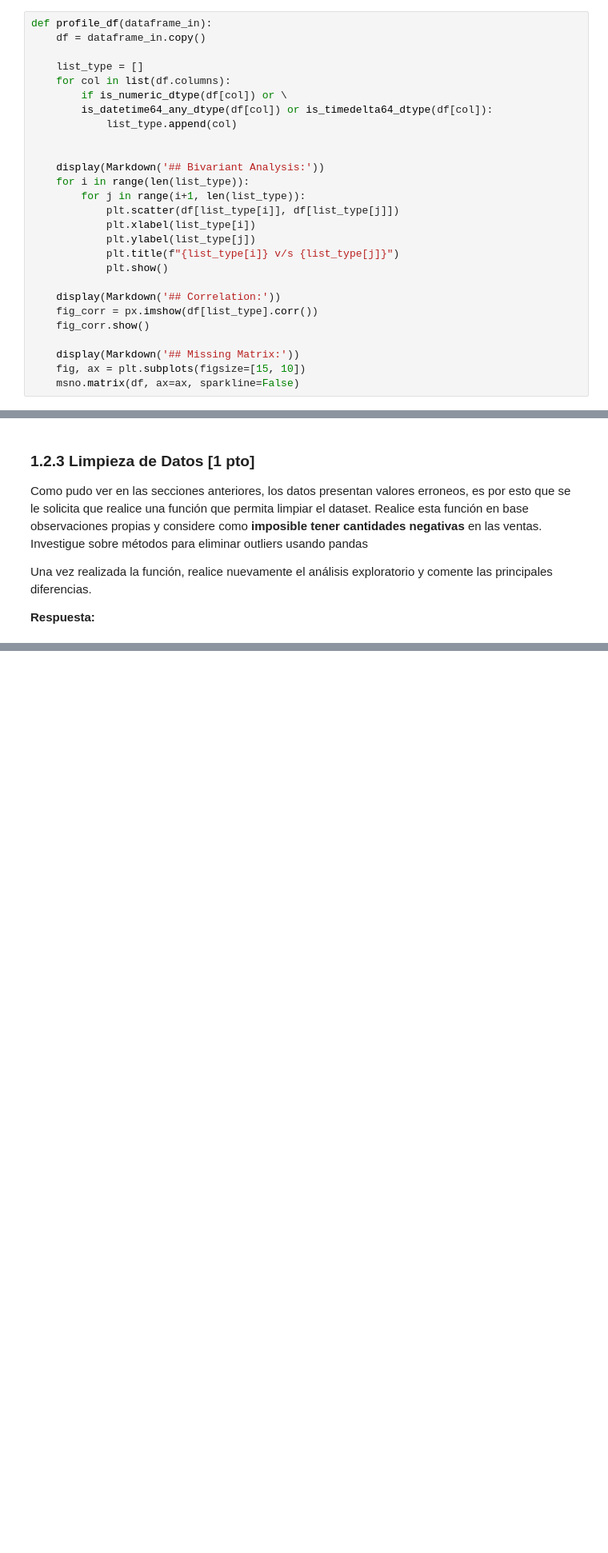
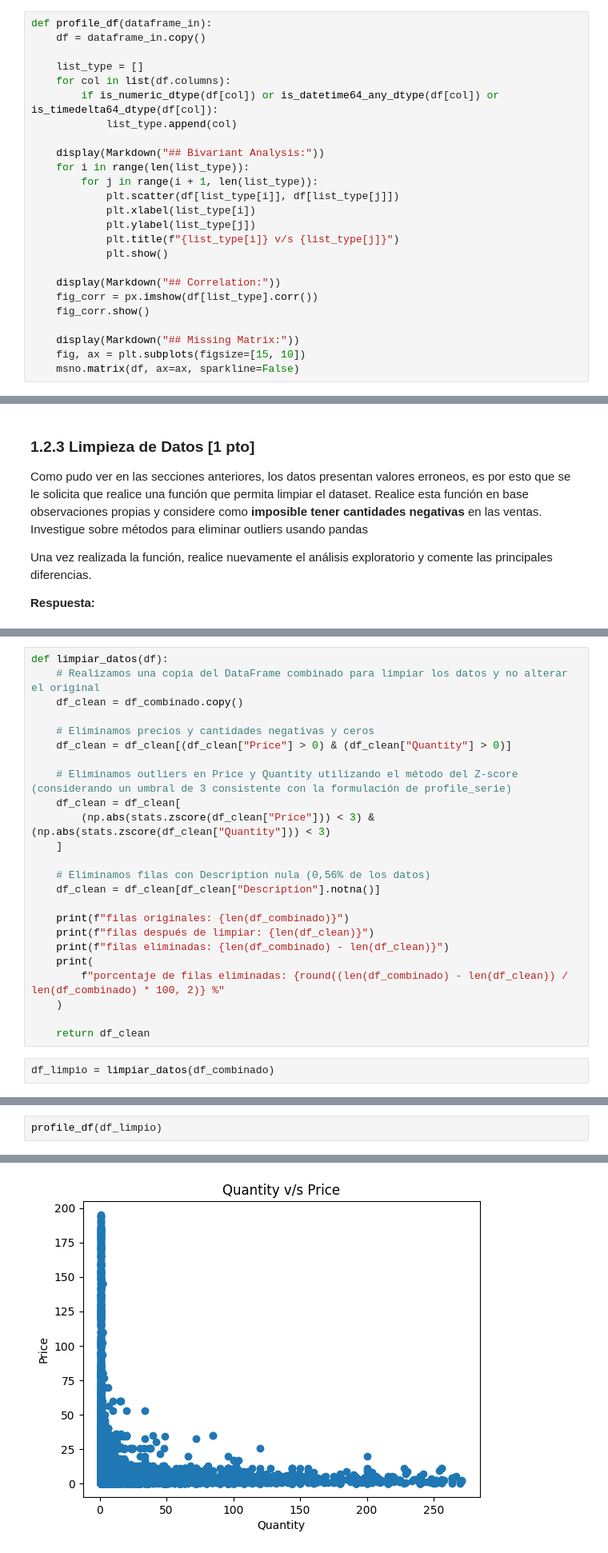
Before and after one commit to tvallejo11/MDS7202, a Jupyter notebook: Laboratorios/Lab_04/Lab4_Enunciado.ipynb, the cells around one changed output, grey strips where cells are left out. Shown at 80% size. Drawn from its saved outputs; the diff is of its cells as text; blank space fills up the shorter version.

```diff
--- a/Laboratorios/Lab_04/Lab4_Enunciado.ipynb
+++ b/Laboratorios/Lab_04/Lab4_Enunciado.ipynb
@@ -440,25 +420,23 @@ def profile_df(dataframe_in):
 
     list_type = []
     for col in list(df.columns):
-        if is_numeric_dtype(df[col]) or \
-        is_datetime64_any_dtype(df[col]) or is_timedelta64_dtype(df[col]):
+        if is_numeric_dtype(df[col]) or is_datetime64_any_dtype(df[col]) or is_timedelta64_dtype(df[col]):
             list_type.append(col)
 
-
-    display(Markdown('## Bivariant Analysis:'))
+    display(Markdown("## Bivariant Analysis:"))
     for i in range(len(list_type)):
-        for j in range(i+1, len(list_type)):
+        for j in range(i + 1, len(list_type)):
             plt.scatter(df[list_type[i]], df[list_type[j]])
             plt.xlabel(list_type[i])
             plt.ylabel(list_type[j])
             plt.title(f"{list_type[i]} v/s {list_type[j]}")
             plt.show()
 
-    display(Markdown('## Correlation:'))
+    display(Markdown("## Correlation:"))
     fig_corr = px.imshow(df[list_type].corr())
     fig_corr.show()
 
-    display(Markdown('## Missing Matrix:'))
+    display(Markdown("## Missing Matrix:"))
     fig, ax = plt.subplots(figsize=[15, 10])
     msno.matrix(df, ax=ax, sparkline=False)
 # %%
@@ -483,0 +462,26 @@ Una vez realizada la función, realice nuevamente el análisis exploratorio y co
+# %%
+def limpiar_datos(df):
+    # Realizamos una copia del DataFrame combinado para limpiar los datos y no alterar el original
+    df_clean = df_combinado.copy()
+
+    # Eliminamos precios y cantidades negativas y ceros
+    df_clean = df_clean[(df_clean["Price"] > 0) & (df_clean["Quantity"] > 0)]
+
+    # Eliminamos outliers en Price y Quantity utilizando el método del Z-score (considerando un umbral de 3 consistente con la formulación de profile_serie)
+    df_clean = df_clean[
+        (np.abs(stats.zscore(df_clean["Price"])) < 3) & (np.abs(stats.zscore(df_clean["Quantity"])) < 3)
+    ]
+
+    # Eliminamos filas con Description nula (0,56% de los datos)
+    df_clean = df_clean[df_clean["Description"].notna()]
+
+    print(f"filas originales: {len(df_combinado)}")
+    print(f"filas después de limpiar: {len(df_clean)}")
+    print(f"filas eliminadas: {len(df_combinado) - len(df_clean)}")
+    print(
+        f"porcentaje de filas eliminadas: {round((len(df_combinado) - len(df_clean)) / len(df_combinado) * 100, 2)} %"
+    )
+
+    return df_clean
+# %%
+df_limpio = limpiar_datos(df_combinado)
@@ -483,0 +640,3 @@ Una vez realizada la función, realice nuevamente el análisis exploratorio y co
+# %%
+profile_df(df_limpio)
+# %% [output]
@@ -483,0 +644 @@ Una vez realizada la función, realice nuevamente el análisis exploratorio y co
+[figure, added]
```
Also changed, not shown: parts of 26 cells of this notebook, 1 other file.
